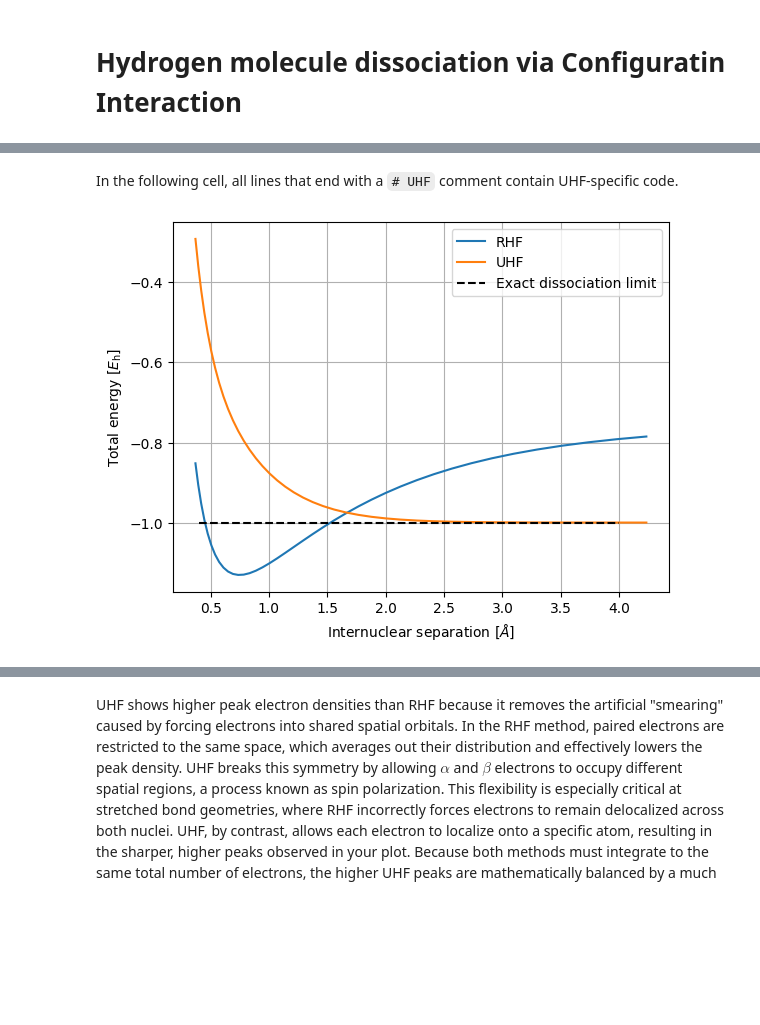
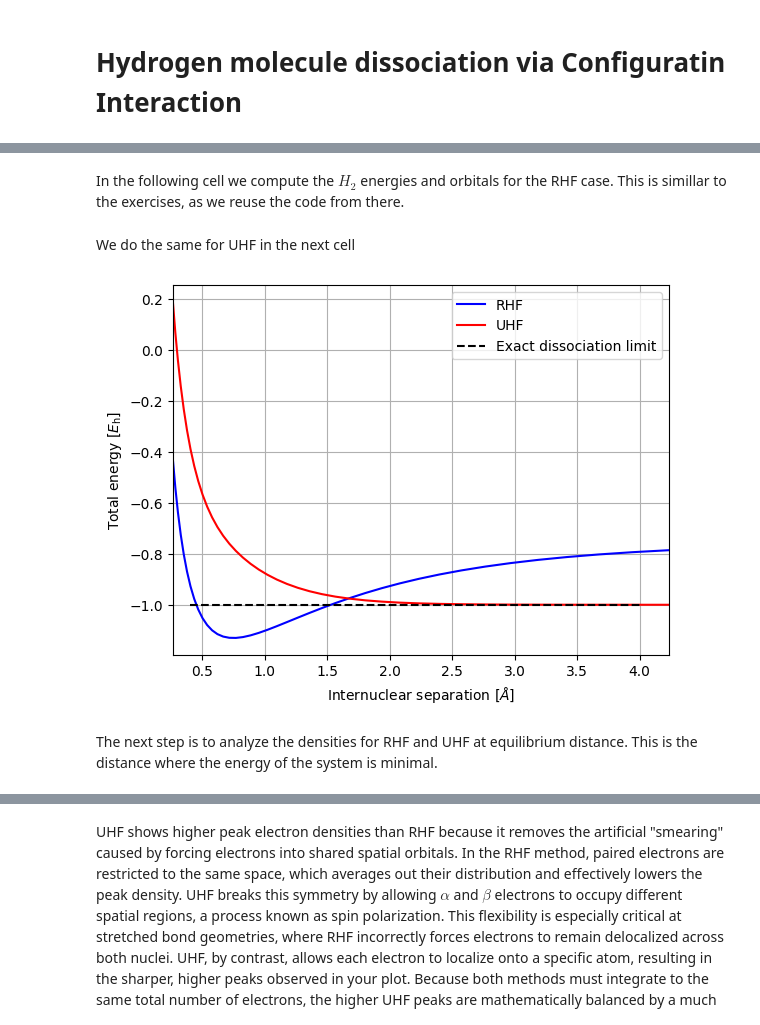
Before and after one commit to gvansan/Computational-Physics-Project-Exam-2026, a Jupyter notebook: Configuration_interaction_hydrogen.ipynb, the cells around one changed output, grey strips where cells are left out. Cells and saved outputs as stored; diff of their text form; code cells hidden in the pictures; blank space fills up the shorter version.

```diff
--- a/Configuration_interaction_hydrogen.ipynb
+++ b/Configuration_interaction_hydrogen.ipynb
@@ -12,13 +33,13 @@ BOHR_TO_ANGSTROM = 0.52917721092
 # %%
-# Integrals
+# Compute integrals for different internuclear distances for the aug-cc-pvdz.gbs basis set
 margin = 2.0
-dists = np.geomspace(0.7, 8.0, 40)
+dists = np.geomspace(0.5, 8.0, 40)
 datas = []
-for dist in tqdm(dists):
+for dist in tqdm(dists, desc="Calculating integrals"):
     zgrid = np.arange(-dist / 2 - margin, dist / 2 + margin, 0.02)
     points = np.zeros((len(zgrid), 3))
     points[:, 2] = zgrid
     data = compute_integrals(
-        ["H", "H"], [[0.0, 0.0, -dist / 2], [0.0, 0.0, dist / 2]], "aug-cc-pvdz.gbs", points
+        ["H", "H"], [[0.0, 0.0, -dist / 2], [0.0, 0.0, dist / 2]], "basis_sets/aug-cc-pvdz.gbs", points
     )
     datas.append(data)
@@ -27,2 +48,4 @@ In the following cell, all lines that end with a `# RHF` comment contain RHF-spe
+# %% [markdown]
+In the following cell we compute the $H_2$ energies and orbitals for the RHF case. This is simillar to the exercises, as we reuse the code from there.
 # %%
 def solve_rhf():
@@ -71,7 +94,7 @@ def solve_rhf():
         data["density_rhf"] = psi0**2 + psi1**2
 
 solve_rhf()
-# %% [markdown]
-In the following cell, all lines that end with a `# UHF` comment contain UHF-specific code.
+# %% [markdown]
+We do the same for UHF in the next cell
 # %%
 def solve_ufh():
@@ -123,21 +146,24 @@ solve_ufh()
 # %%
 #convert distances from bohr to angstrom
 def plot_energy(datas=datas, dists=dists):
-    dists_ang = dists * BOHR_TO_ANGSTROM  # to angstrom
+    dists_ang = dists * BOHR_TO_ANGSTROM  #distances to angstrom
     plt.close("dissoc")
     _fig, ax = plt.subplots(num="dissoc")
-    ax.plot(dists_ang, [data["energy_rhf"] for data in datas], label="RHF")
-    ax.plot(dists_ang, [data["energy_uhf"] for data in datas], label="UHF")
+    ax.plot(dists_ang, [data["energy_rhf"] for data in datas], label="RHF", color="blue")
+    ax.plot(dists_ang, [data["energy_uhf"] for data in datas], label="UHF", color="red")
     ax.hlines(-1.0, 0.4, 4, color="k", ls="--", label="Exact dissociation limit")
     ax.grid()
+    ax.set_xlim(dists_ang[0], dists_ang[-1])
     ax.set_xlabel(r"Internuclear separation [$Å$]")
     ax.set_ylabel(r"Total energy [$E_\mathrm{h}$]")
     ax.legend()
 
 
 plot_energy()
 # %% [output]
-[figure, old version]
+[figure, new version]
+# %% [markdown]
+The next step is to analyze the densities for RHF and UHF at equilibrium distance. This is the distance where the energy of the system is minimal.
 # %%
 def analyze_equilibrium_orbitals(datas):
     """
```
Also changed, not shown: parts of 28 cells of this notebook, 4 other files.
